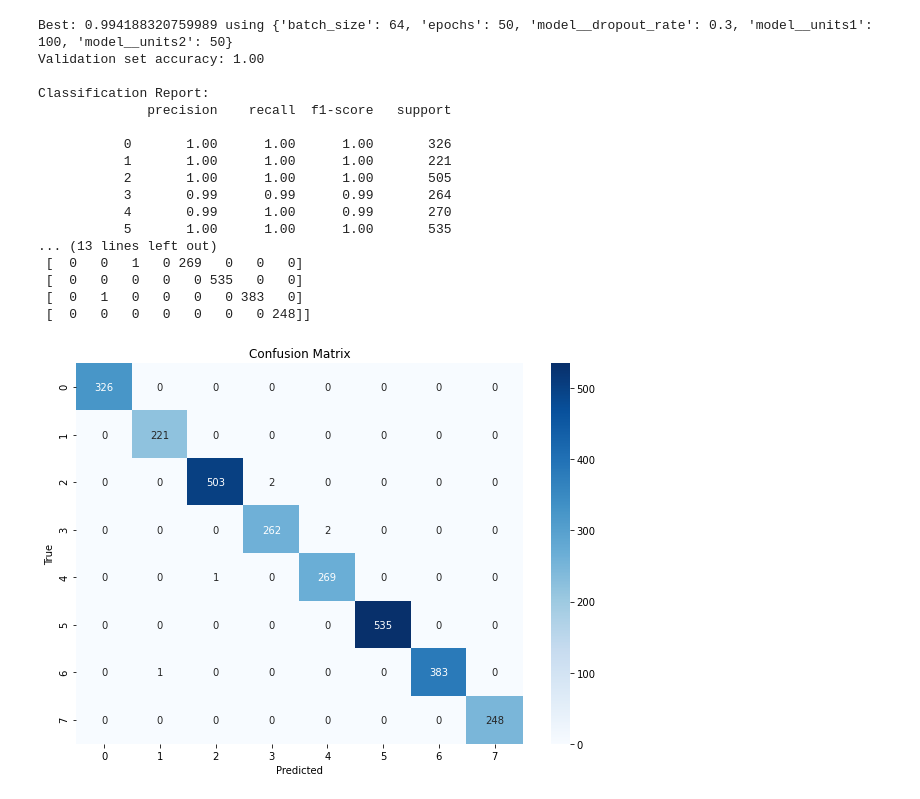
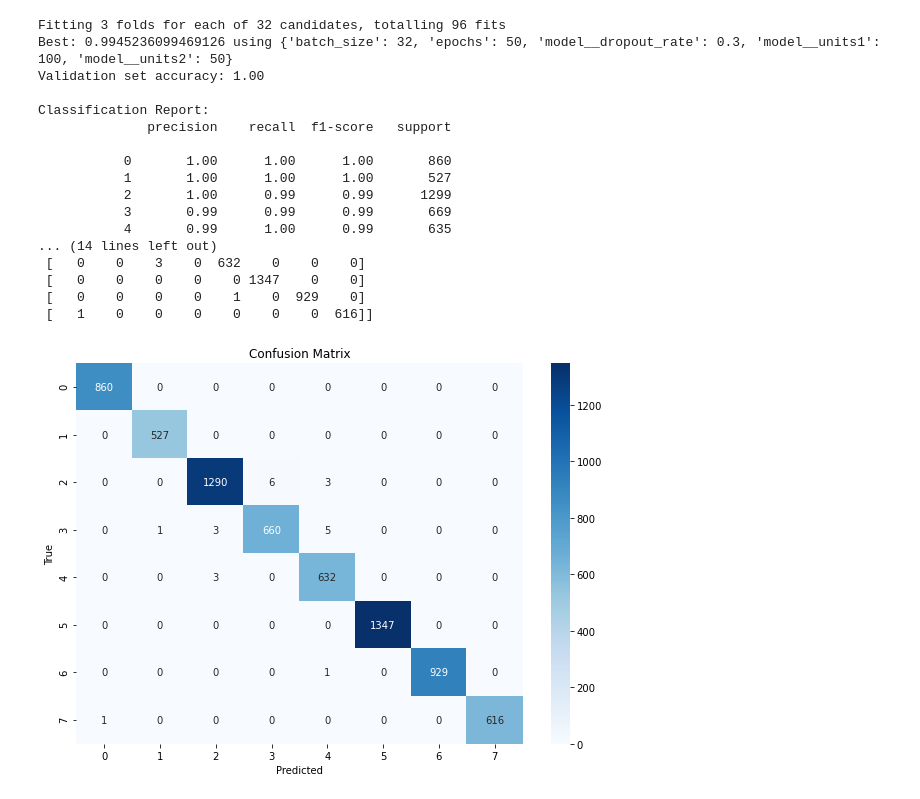
Before and after one commit to Wesleyvdhorst/MLQS_g67, a Jupyter notebook: Own Code/Deep learning.ipynb, the cells around one changed output. Saved outputs shown, nothing was run; the diff lists cells and outputs as text; code cells hidden in the pictures.

```diff
--- a/Own Code/Deep learning.ipynb
+++ b/Own Code/Deep learning.ipynb
@@ -13,7 +13,7 @@ import seaborn as sns
 
 # Load the datasets
 train_data = pd.read_csv('Sets/pca_time_freq/train_data_pca_time_freq.csv')
-val_data = pd.read_csv('Sets/pca_time_freq/val_data_pca_time_freq.csv')
+val_data = pd.read_csv('Sets/pca_time_freq/test_data_pca_time_freq.csv')
 
 # Separate features and labels
 X_train = train_data.drop(columns=['label'])
@@ -83,43 +83,43 @@ best_model.fit(X_train_reshaped, y_train_one_hot)
 val_predicted_probs = best_model.predict(X_val_reshaped)
 val_predicted_labels = np.argmax(val_predicted_probs, axis=1)
 val_true_labels = np.argmax(y_val_one_hot, axis=1)
 
 # Calculate accuracy
 accuracy = accuracy_score(val_true_labels, val_predicted_labels)
 print(f'Validation set accuracy: {accuracy:.2f}')
 
 # Print classification report
 print("\nClassification Report:")
 print(classification_report(val_true_labels, val_predicted_labels, target_names=label_encoder.classes_.astype(str)))
 
 # Print confusion matrix
 conf_matrix = confusion_matrix(val_true_labels, val_predicted_labels)
 print("\nConfusion Matrix:")
 print(conf_matrix)
 
 # Plot the confusion matrix
 plt.figure(figsize=(10, 7))
 sns.heatmap(conf_matrix, annot=True, fmt='d', cmap='Blues', xticklabels=label_encoder.classes_, yticklabels=label_encoder.classes_)
 plt.xlabel('Predicted')
 plt.ylabel('True')
 plt.title('Confusion Matrix')
 plt.show()
 # %% [output]
-Best: 0.994188320759989 using {'batch_size': 64, 'epochs': 50, 'model__dropout_rate': 0.3, 'model__units1': 100, 'model__units2': 50}
+Fitting 3 folds for each of 32 candidates, totalling 96 fits
+Best: 0.9945236099469126 using {'batch_size': 32, 'epochs': 50, 'model__dropout_rate': 0.3, 'model__units1': 100, 'model__units2': 50}
 Validation set accuracy: 1.00
 
 Classification Report:
               precision    recall  f1-score   support
 
-           0       1.00      1.00      1.00       326
-           1       1.00      1.00      1.00       221
-           2       1.00      1.00      1.00       505
-           3       0.99      0.99      0.99       264
-           4       0.99      1.00      0.99       270
-           5       1.00      1.00      1.00       535
-... (13 lines left out)
- [  0   0   1   0 269   0   0   0]
- [  0   0   0   0   0 535   0   0]
- [  0   1   0   0   0   0 383   0]
- [  0   0   0   0   0   0   0 248]]
+           0       1.00      1.00      1.00       860
+           1       1.00      1.00      1.00       527
+           2       1.00      0.99      0.99      1299
+           3       0.99      0.99      0.99       669
+           4       0.99      1.00      0.99       635
+... (14 lines left out)
+ [   0    0    3    0  632    0    0    0]
+ [   0    0    0    0    0 1347    0    0]
+ [   0    0    0    0    1    0  929    0]
+ [   1    0    0    0    0    0    0  616]]
-[figure, old version]
+[figure, new version]
```
Also changed, not shown: parts of 3 cells of this notebook, 3 other files.
